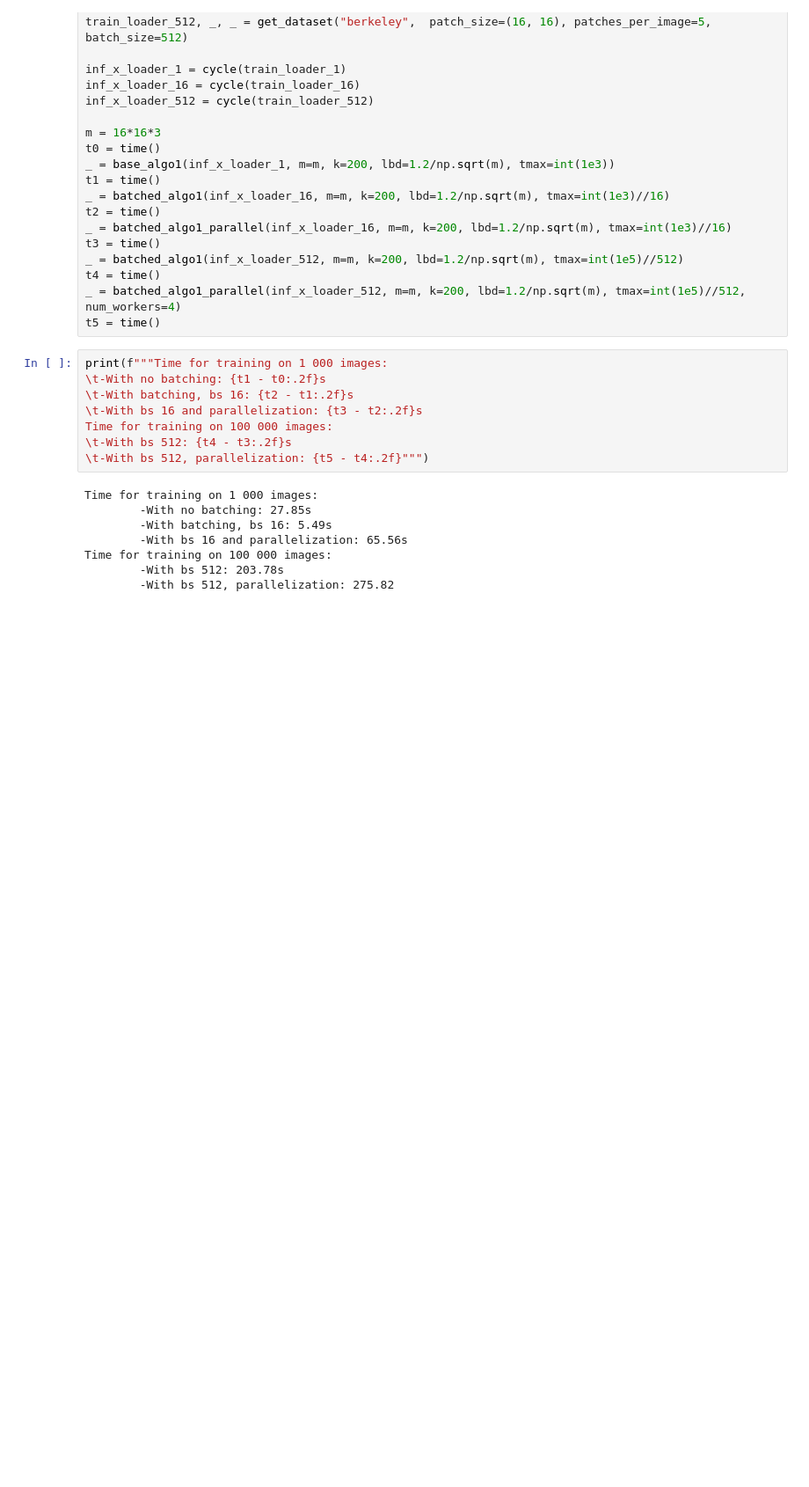
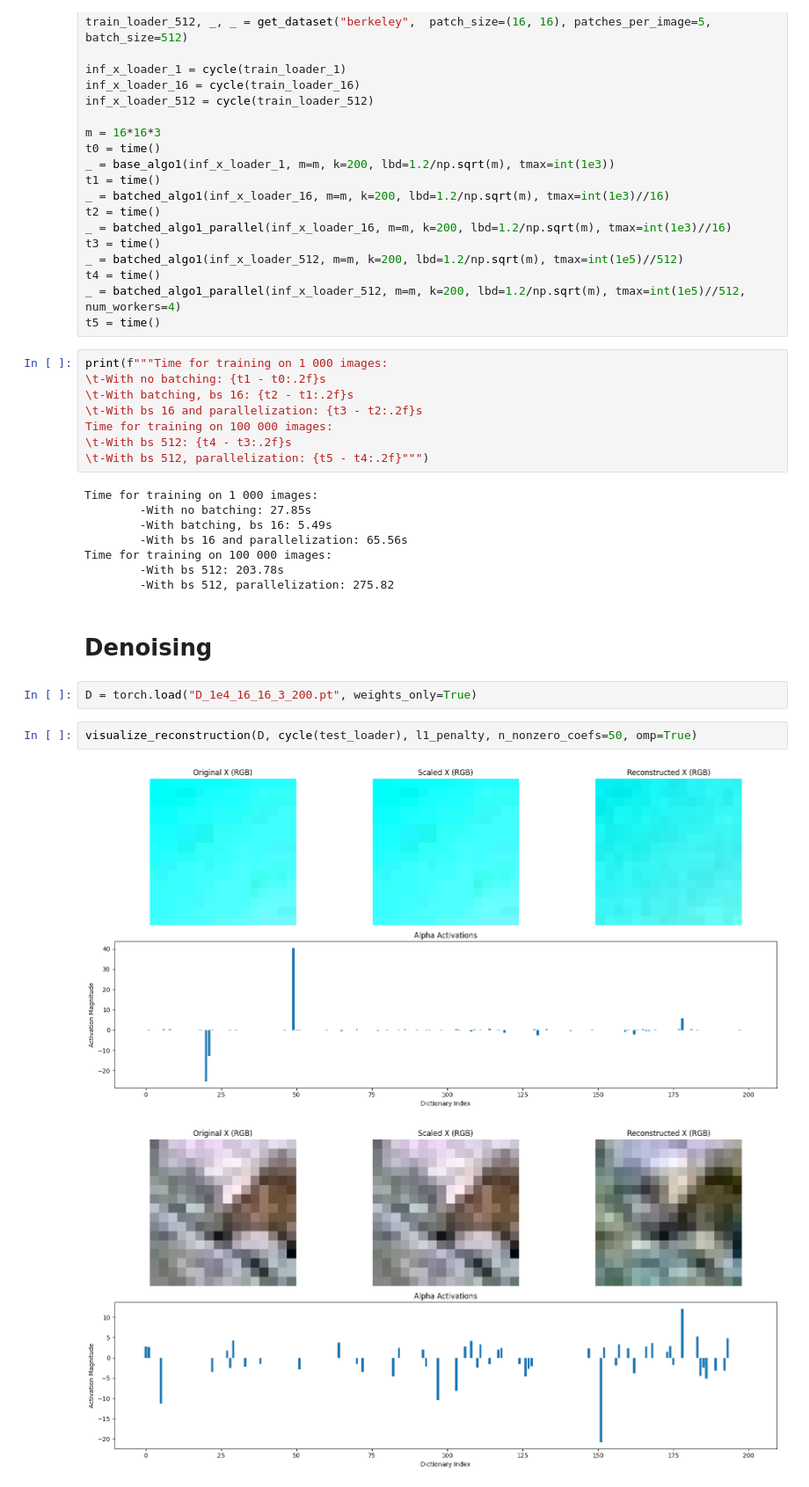
Before and after one commit to IAntoineV/Dictionary-Learning, a Jupyter notebook: src/experiments/berkeley.ipynb, the cells around one changed output. Shown at 88% size. Cells and saved outputs as stored; diff of their text form; blank space fills up the shorter version.

```diff
--- a/src/experiments/berkeley.ipynb
+++ b/src/experiments/berkeley.ipynb
@@ -159,3 +172,12 @@ Time for training on 1 000 images:
 Time for training on 100 000 images:
         -With bs 512: 203.78s
         -With bs 512, parallelization: 275.82
+# %% [markdown]
+# Denoising
+# %%
+D = torch.load("D_1e4_16_16_3_200.pt", weights_only=True)
+# %%
+visualize_reconstruction(D, cycle(test_loader), l1_penalty, n_nonzero_coefs=50, omp=True)
+# %% [output]
+[figure, added]
+[figure, added]
```
Also changed, not shown: parts of 11 cells of this notebook, 11 other files.
